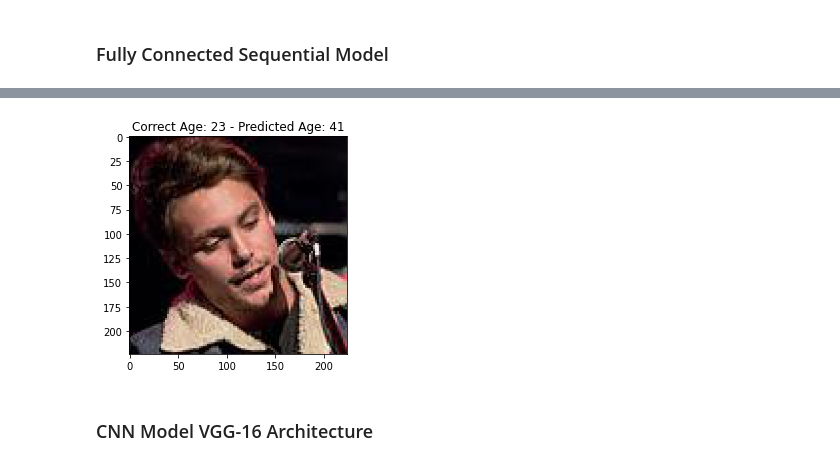
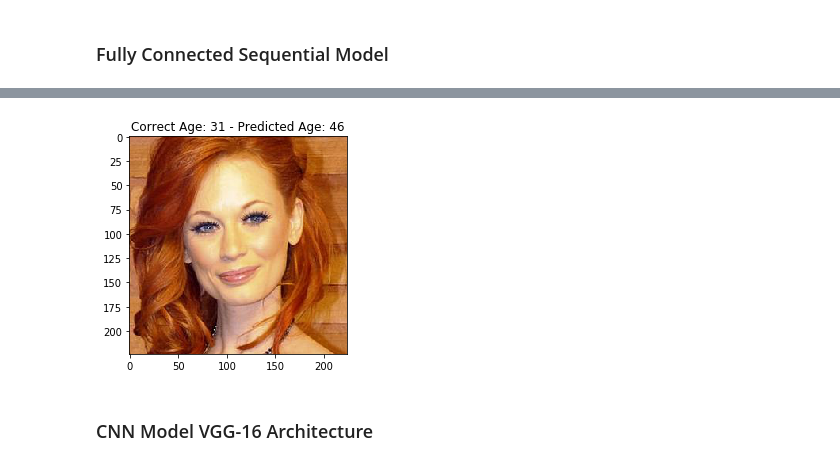
Before and after one commit to jeffveleze/age-calculator, a Jupyter notebook: AgeCalculator.ipynb, the cells around one changed output, grey strips where cells are left out. Cells and saved outputs as stored; diff of their text form; code cells hidden in the pictures.

```diff
--- a/AgeCalculator.ipynb
+++ b/AgeCalculator.ipynb
@@ -793,33 +928,33 @@ plt.show()
 # %%
 # Visualizing model predictions
 
 # Define random number to display image
-image_index = 20
+image_index = 30
 
 # Transforming images into matrixes and applying resizing
 test_image_addresses_list = test_image_addresses.tolist()
 test_labels_list = test_labels.tolist()
 predicted_test_labels_list = predicted_labels_cnnm.tolist()
 
 correct_age = test_labels_list[image_index]
 predicted_age = predicted_test_labels_list[image_index][0]
 
 image = Image.open(test_image_addresses_list[image_index])
 image = image.resize((RESIZED_WIDTH, RESIZED_HEIGHT), Image.NEAREST)
 image_matrix = np.asarray(image.convert('RGB'))
 
 # Normalizing image_matrix
 image_matrix = image_matrix / 255
 
 # Drawing train_images[image_index]
 plt.figure()
 plt.title(str(test_labels_list[image_index]) + " Years")
 title = "Correct Age: " + str(correct_age) + " - Predicted Age: " + str(int(predicted_age))
 plt.title(title)
 plt.imshow(image, cmap = plt.cm.binary)
 plt.grid(False)
 plt.show()
 # %% [output]
-[figure, old version]
+[figure, new version]
 # %% [markdown]
 ### CNN Model VGG-16 Architecture
```
Also changed, not shown: parts of 58 cells of this notebook.
